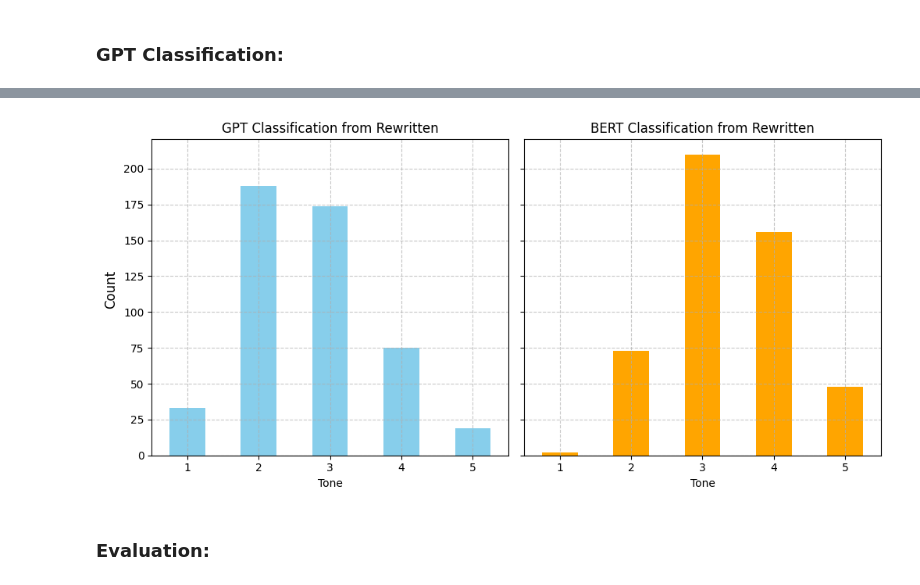
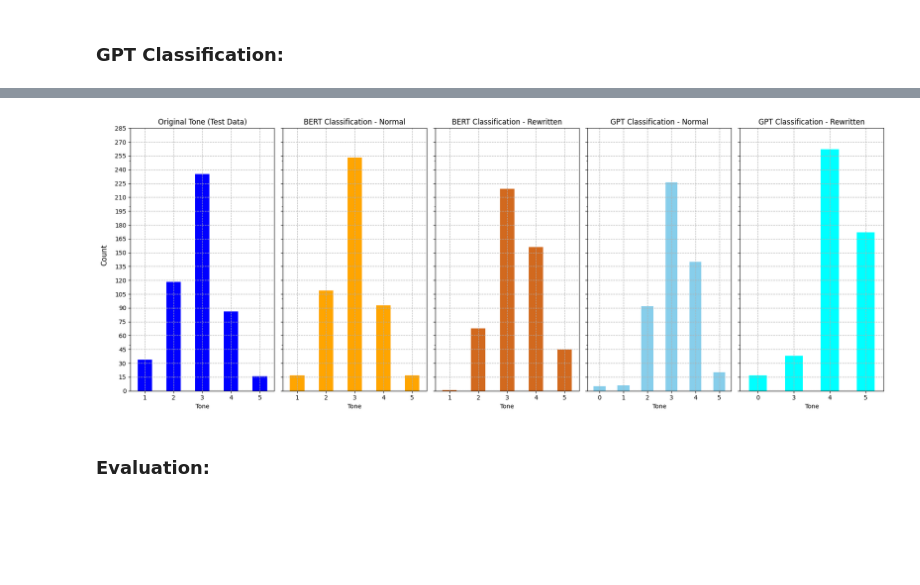
Before and after one commit to Gianini2/politeness1, a Jupyter notebook: politepeer-classification.ipynb, the cells around one changed output, grey strips where cells are left out. Saved outputs shown, nothing was run; the diff lists cells and outputs as text; code cells hidden in the pictures; blank space fills up the shorter version.

```diff
--- a/politepeer-classification.ipynb
+++ b/politepeer-classification.ipynb
@@ -584,7 +585,10 @@ complete_test_dataframe
 489 rows × 5 columns
 # %%
-classf_results2 = []
+## BERT Classification of the rewritten reviews:
+bert_classf_results_rewritten = []
 
 for index, row in complete_test_dataframe.iterrows():
     prediction = pipe(row['rewritten_review'], top_k=None)
-    ClassificationResult(classf_results2, row['rewritten_review'], index, prediction)
+    ClassificationResult(bert_classf_results_rewritten, row['rewritten_review'], index, prediction)
+
+## ~ 20s
@@ -721,0 +735,3 @@ for index, row in df5.iterrows():
+# %%
+tqdm.pandas()  # Initialize tqdm for Pandas
+df5['GptClassification_rewritten:'] = df5['rewritten_review'].progress_apply(process_review)
@@ -721,0 +752,6 @@ for index, row in df5.iterrows():
+# %%
+## Transforming GPT Classification problems with nulls:
+df5.loc[df5['GptClassification:'].isnull(), 'GptClassification:'] = 0
+df5.loc[df5['GptClassification_rewritten:'].isnull(), 'GptClassification_rewritten:'] = 0
+pprint(df5['GptClassification:'].astype(int).value_counts().sort_index())
+pprint(df5['GptClassification_rewritten:'].astype(int).value_counts().sort_index())
@@ -721,0 +773,4 @@ for index, row in df5.iterrows():
+# %%
+# Reorder Columns
+df5 = df5[['review', 'tone', 'bert_predicted_label', 'score', 'GptClassification:', 'rewritten_review', 'bert_rewritten_predicted_label', 'bert_rewritten_score', 'GptClassification_rewritten:']]
+df5.head()
@@ -741,46 +795,66 @@ df5.to_csv('complete_dataframe.csv', index=True)
 # %%
 # Histogram of predicted labels:
 # df5['GptClassification:'].value_counts().sort_index().plot(kind='bar')
 # plt.title('GPT Classification from Rewritten')
 # plt.xticks(ticks=[0, 1, 2, 3, 4], rotation=0)
 # plt.xlabel('Tone')
 # plt.grid(ls='--', alpha=0.7)
 # plt.show()
 
 # df5['rewrite_predicted_label'].value_counts().sort_index().plot(kind='bar')
 # plt.title('BERT Classification from Rewritten')
 # plt.xticks(ticks=[0, 1, 2, 3, 4], rotation=0)
 # plt.xlabel('Tone')
 # plt.grid(ls='--', alpha=0.7)
 # plt.show()
 
+alpha = 1
+
 # Create subplots
-fig, axes = plt.subplots(1, 2, figsize=(10, 5), sharey=True)
+fig, axes = plt.subplots(1, 5, figsize=(18, 7), sharey=True)
 
-# Plot for GPT Classification
-df5['GptClassification:'].value_counts().sort_index().plot(kind='bar', ax=axes[0], color='skyblue')
-axes[0].set_title('GPT Classification from Rewritten')
-axes[0].set_xticks([0, 1, 2, 3, 4])
-axes[0].set_xticklabels([1, 2, 3, 4, 5], rotation=0)  # Assuming tone labels are 1-5
+# Plot for BERT Classification - Normal
+df5['bert_predicted_label'].astype(int).value_counts().sort_index().plot(kind='bar', ax=axes[1], color='orange')
+axes[1].set_title('BERT Classification - Normal')
+axes[1].tick_params(axis='x', rotation=0)  # Rotate xticks by 45 degrees
+axes[1].set_xlabel('Tone')
+axes[1].grid(ls='--', alpha=alpha)
+
+# Plot for BERT Classification - Rewritten
+df5['bert_rewritten_predicted_label'].astype(int).value_counts().sort_index().plot(kind='bar', ax=axes[2], color='chocolate')
+axes[2].set_title('BERT Classification - Rewritten')
+axes[2].tick_params(axis='x', rotation=0)  # Rotate xticks by 45 degrees
+axes[2].set_xlabel('Tone')
+axes[2].grid(ls='--', alpha=alpha)
+
+# Plot for GPT Classification - Normal
+df5['GptClassification:'].astype(int).value_counts().sort_index().plot(kind='bar', ax=axes[3], color='skyblue')
+axes[3].set_title('GPT Classification - Normal')
+axes[3].tick_params(axis='x', rotation=0)  # Rotate xticks by 45 degrees
+axes[3].set_xlabel('Tone')
+axes[3].grid(ls='--', alpha=alpha)
+
+# Plot for GPT Classification - Rewritten
+df5['GptClassification_rewritten:'].astype(int).value_counts().sort_index().plot(kind='bar', ax=axes[4], color='cyan')
+axes[4].set_title('GPT Classification - Rewritten')
+axes[4].tick_params(axis='x', rotation=0)  # Rotate xticks by 45 degrees
+axes[4].set_xlabel('Tone')
+axes[4].grid(ls='--', alpha=alpha)
+
+df5['tone'].astype(int).value_counts().sort_index().plot(kind='bar', ax=axes[0], color='blue')
+axes[0].set_title('Original Tone (Test Data)')
+axes[0].tick_params(axis='x', rotation=0)  # Rotate xticks by 45 degrees
 axes[0].set_xlabel('Tone')
-axes[0].grid(ls='--', alpha=0.7)
-
-# Plot for BERT Classification
-df5['rewrite_predicted_label'].value_counts().sort_index().plot(kind='bar', ax=axes[1], color='orange')
-axes[1].set_title('BERT Classification from Rewritten')
-axes[1].set_xticks([0, 1, 2, 3, 4])
-axes[1].set_xticklabels([1, 2, 3, 4, 5], rotation=0)  # Assuming tone labels are 1-5
-axes[1].set_xlabel('Tone')
-axes[1].grid(ls='--', alpha=0.7)
+axes[0].grid(ls='--', alpha=alpha)
 
 # Set shared y-axis label
 fig.text(-0.01, 0.5, 'Count', rotation=90, fontsize=12)
+plt.yticks(range(0, 286, 15))
 
 # Adjust layout and show the plot
-
 plt.tight_layout()
 plt.show()
 # %% [output]
-[figure, old version]
+[figure, new version]
 # %% [markdown]
 ### Evaluation:
```
Also changed, not shown: parts of 45 cells of this notebook, 12 other files.
